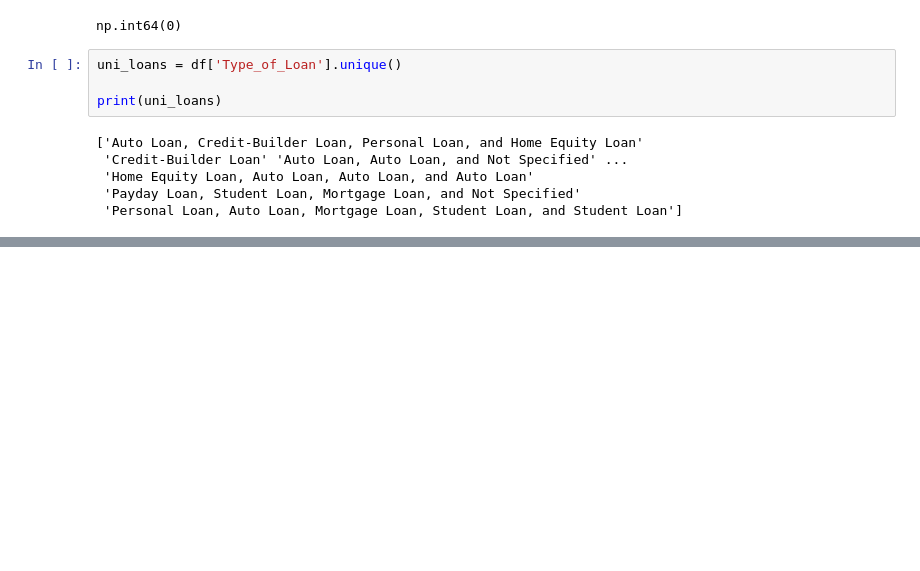
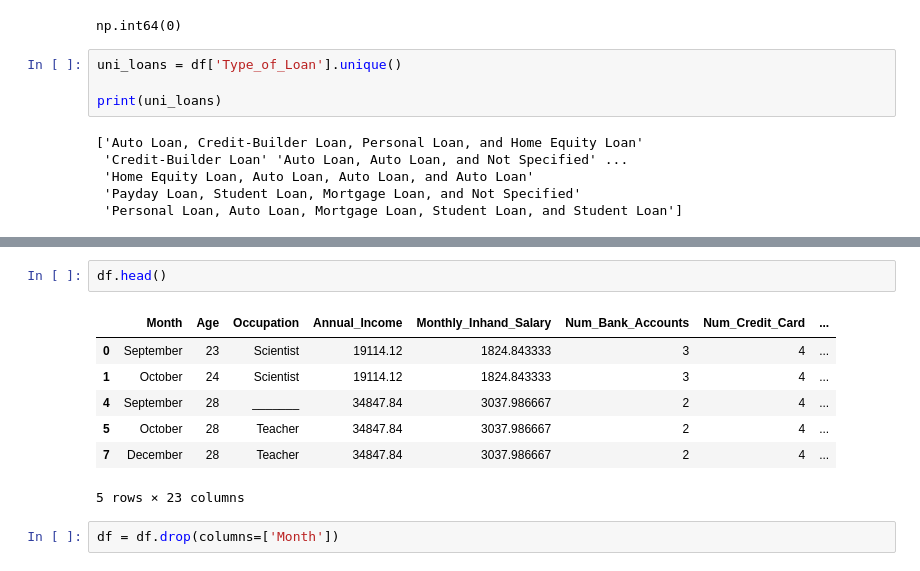
Before and after one commit to wessware/Credit_Scoring_Models, a Jupyter notebook: credit_score_1.ipynb, the cells around one changed output, grey strips where cells are left out. Saved outputs shown, nothing was run; the diff lists cells and outputs as text; blank space fills up the shorter version.

```diff
--- a/credit_score_1.ipynb
+++ b/credit_score_1.ipynb
@@ -133,0 +185,12 @@ print(uni_loans)
+# %%
+df.head()
+# %% [output]
+|  | Month | Age | Occupation | Annual_Income | Monthly_Inhand_Salary | Num_Bank_Accounts | Num_Credit_Card | ... |
+| 0 | September | 23 | Scientist | 19114.12 | 1824.843333 | 3 | 4 | ... |
+| 1 | October | 24 | Scientist | 19114.12 | 1824.843333 | 3 | 4 | ... |
+| 4 | September | 28 | _______ | 34847.84 | 3037.986667 | 2 | 4 | ... |
+| 5 | October | 28 | Teacher | 34847.84 | 3037.986667 | 2 | 4 | ... |
+| 7 | December | 28 | Teacher | 34847.84 | 3037.986667 | 2 | 4 | ... |
+5 rows × 23 columns
+# %%
+df = df.drop(columns=['Month'])
```
Also changed, not shown: parts of 9 cells of this notebook.
